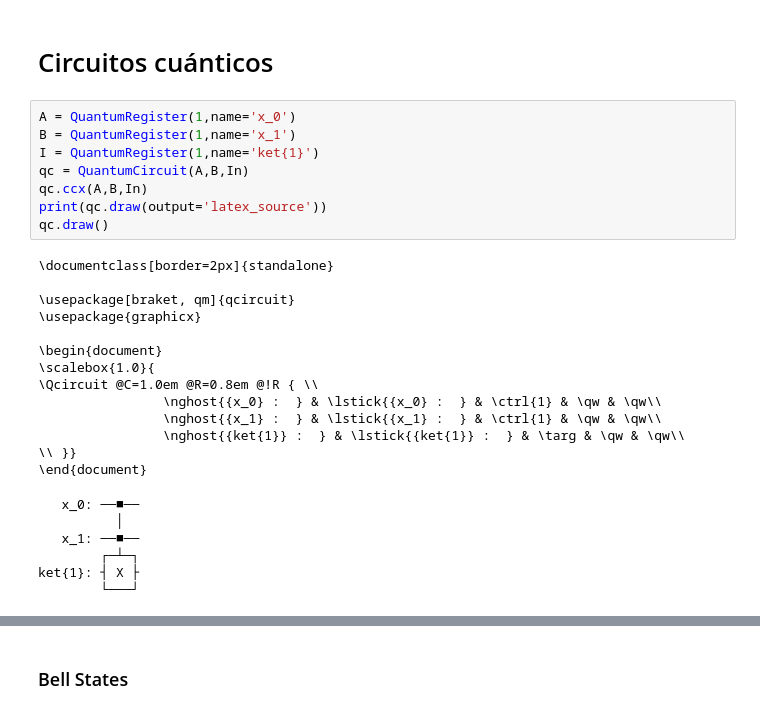
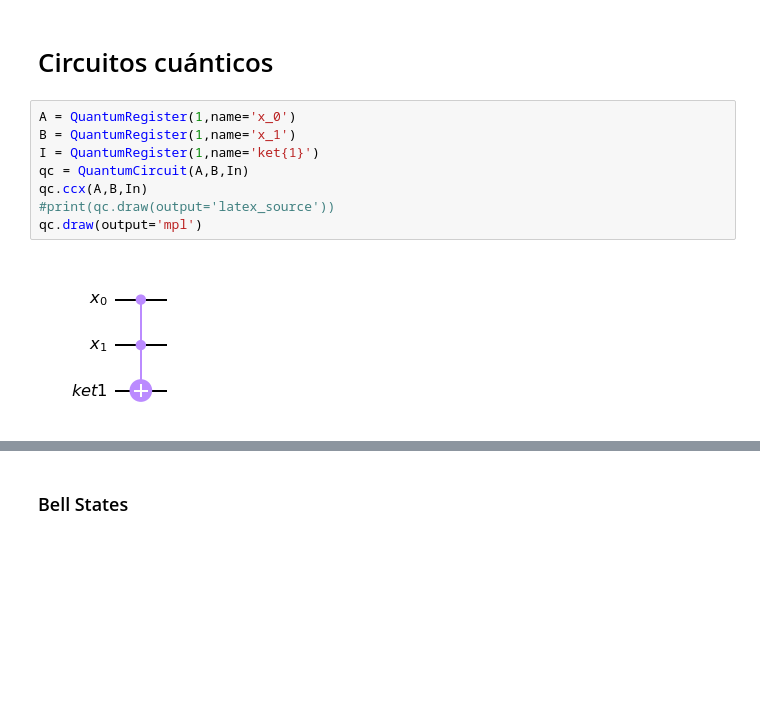
Before and after one commit to JaimeDelaVegaFornie/TFG-2022, a Jupyter notebook: TFG.ipynb, the cells around one changed output, grey strips where cells are left out. Cells and saved outputs as stored; diff of their text form; blank space fills up the shorter version.

```diff
--- a/TFG.ipynb
+++ b/TFG.ipynb
@@ -285,31 +152,13 @@ qc.draw('mpl')
 # %%
 A = QuantumRegister(1,name='x_0')
 B = QuantumRegister(1,name='x_1')
 I = QuantumRegister(1,name='ket{1}')
 qc = QuantumCircuit(A,B,In)
 qc.ccx(A,B,In)
-print(qc.draw(output='latex_source'))
-qc.draw()
+#print(qc.draw(output='latex_source'))
+qc.draw(output='mpl')
 # %% [output]
-\documentclass[border=2px]{standalone}
-
-\usepackage[braket, qm]{qcircuit}
-\usepackage{graphicx}
-
-\begin{document}
-\scalebox{1.0}{
-\Qcircuit @C=1.0em @R=0.8em @!R { \\
-                \nghost{{x_0} :  } & \lstick{{x_0} :  } & \ctrl{1} & \qw & \qw\\
-                \nghost{{x_1} :  } & \lstick{{x_1} :  } & \ctrl{1} & \qw & \qw\\
-                \nghost{{ket{1}} :  } & \lstick{{ket{1}} :  } & \targ & \qw & \qw\\
-\\ }}
-\end{document}
-   x_0: ──■──
-          │
-   x_1: ──■──
-        ┌─┴─┐
-ket{1}: ┤ X ├
-        └───┘
+[figure, added]
 # %%
 qc=QuantumCircuit(2)
 qc.cx(0,1)
```
Also changed, not shown: parts of 24 cells of this notebook.
